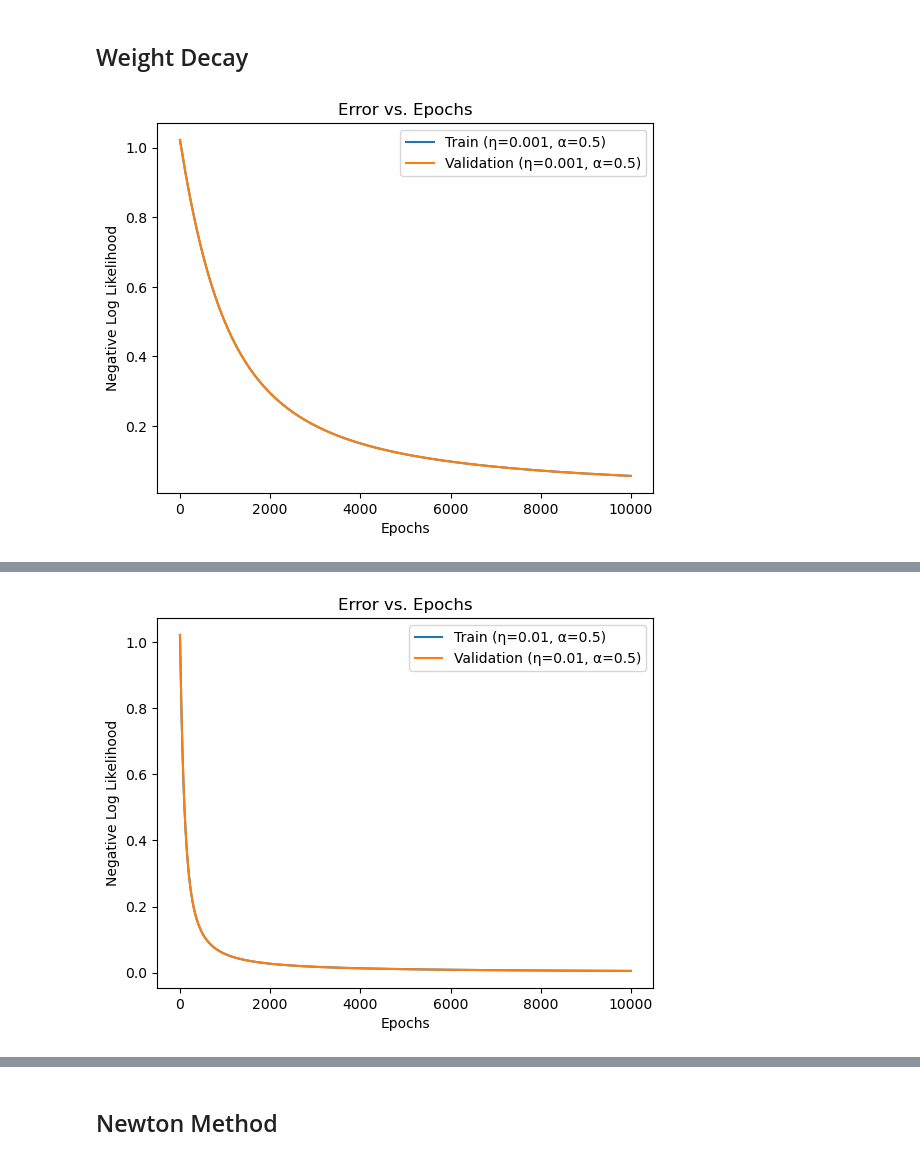
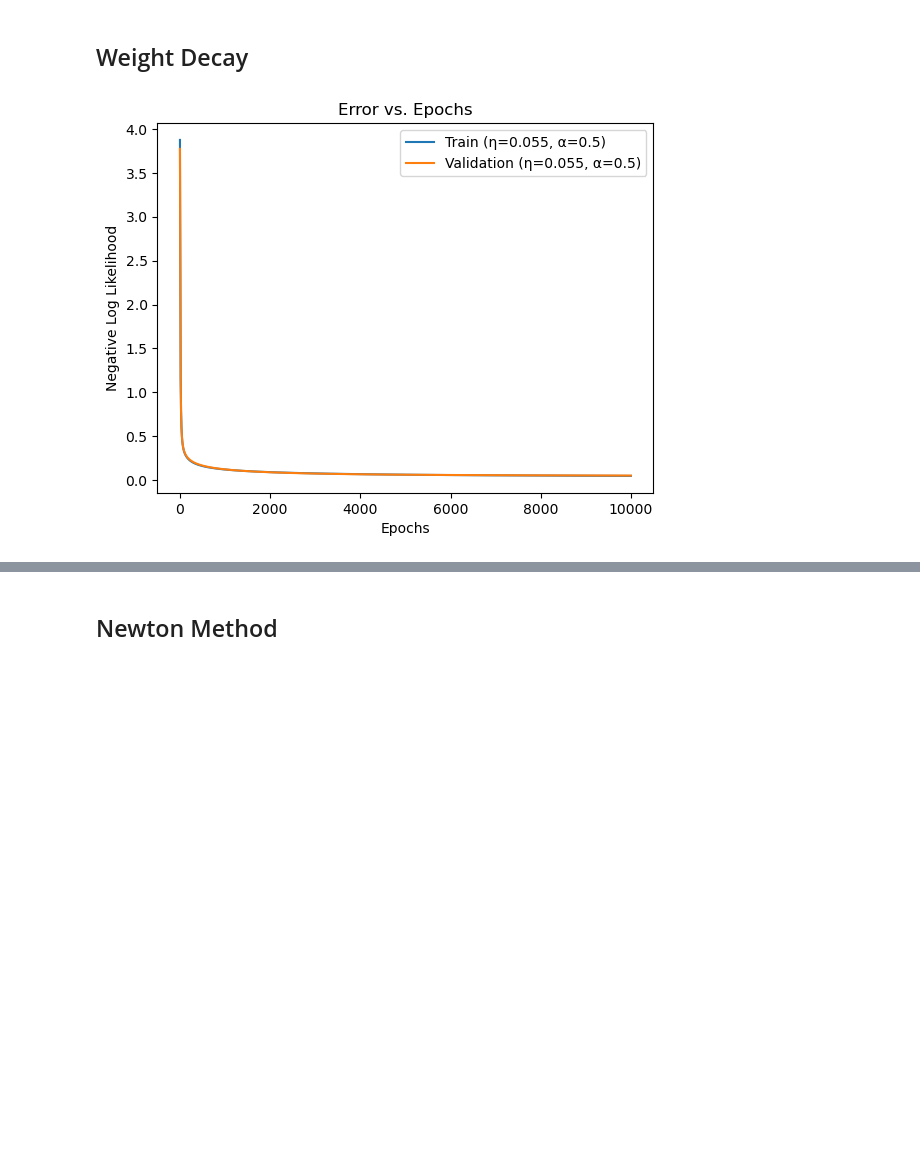
Before and after one commit to JvPost/CDSML, a Jupyter notebook: assignment4.ipynb, the cells around one changed output, grey strips where cells are left out. Drawn from its saved outputs; the diff is of its cells as text; code cells hidden in the pictures; blank space fills up the shorter version.

```diff
--- a/assignment4.ipynb
+++ b/assignment4.ipynb
@@ -231,7 +231,7 @@ for alpha in momentums:
     for eta in learning_rates:
         start_time = time.time()
 
-        w, train_errors, val_errors, best_train_error, best_val_error = train(train_images_bias, train_labels, w_init.copy(), eta, 10000, alpha, val_images_bias, val_labels)
+        w, train_errors, val_errors, best_train_error, best_val_error = train_momentum(train_images_bias, train_labels, w_init.copy(), eta, 10000, alpha, val_images_bias, val_labels)
 
         end_time = time.time()
         elapsed_time = end_time - start_time
@@ -315,15 +315,14 @@ Training time (η=0.1, α=0.9): 0.09304594993591309 seconds
 ## Weight Decay
 # %%
 # redefine gradient
-def gradient(x, y_pred, t, w, prev_delta_w, lambda_value, alpha):
+def gradient_weight_decay(x, y_pred, t, w, prev_delta_w, alpha, lmbda):
     nll_gradient = np.dot(x.T, (y_pred - t)) / len(x)
-    regularization_gradient = lambda_value * w / x.shape[1]
-    total_gradient = nll_gradient + regularization_gradient
-    delta_w = -total_gradient + alpha * prev_delta_w # applying momentum
-
+    regularization_term = lmbda* w / x.shape[1]
+    momentum_term = alpha * prev_delta_w
+    delta_w = -nll_gradient + regularization_term + momentum_term
     return delta_w
 # %%
-def train(x, t, w, learning_rate, epochs, lambda_value, alpha, x_val=None, t_val=None):
+def train_weight_decay(x, t, w, learning_rate, epochs, alpha, lmbda, x_val=None, t_val=None):
     train_errors = []
     val_errors = []
 
@@ -332,7 +331,7 @@ def train(x, t, w, learning_rate, epochs, lambda_value, alpha, x_val=None, t_val
 
     prev_delta_w = np.zeros_like(w)
 
-    for epoch in range(epochs):
+    for _ in range(epochs):
         y_pred = predict(x, w)
         current_train_error = NLL(y_pred, t)
         train_errors.append(current_train_error)
@@ -350,48 +349,51 @@ def train(x, t, w, learning_rate, epochs, lambda_value, alpha, x_val=None, t_val
 
             best_val_error = min(best_val_error, current_val_error)
 
-        delta_w = gradient(x, y_pred, t, w, prev_delta_w, lambda_value, alpha)
+        delta_w = gradient_weight_decay(x, y_pred, t, w, prev_delta_w, alpha, lmbda)
         w += learning_rate * delta_w
         prev_delta_w = delta_w
 
     return w, train_errors, val_errors, best_train_error, best_val_error
 # %%
 # training loop
-alpha = 0.5 # based on previous experiments
-lambda_value = 0.1
+alpha = 0.5
+lmbda = .1
 
-for eta in learning_rates:
-    start_time = time.time()
+# for eta in learning_rates:
 
-    w, train_errors, val_errors, best_train_error, best_val_error = train(train_images_bias, train_labels, w_init.copy(), eta, 10000, lambda_value, alpha, val_images_bias, val_labels)
+eta = 0.055
+start_time = time.time()
 
-    end_time = time.time()
-    elapsed_time = end_time - start_time
+w, train_errors, val_errors, best_train_error, best_val_error = train_weight_decay(train_images_bias, train_labels, w_init.copy(), eta,
+                                                                                    10000, alpha, lmbda, val_images_bias, val_labels)
 
-    plt.plot(train_errors, label=f'Train (η={eta}, α={alpha})')
-    plt.plot(val_errors, label=f'Validation (η={eta}, α={alpha})')
-    plt.xlabel('Epochs')
-    plt.ylabel('Negative Log Likelihood')
-    plt.legend()
-    plt.title('Error vs. Epochs')
-    plt.show()
+end_time = time.time()
+elapsed_time = end_time - start_time
 
-    y_train_pred = predict(train_images_bias, w)
-    train_misclass_rate = misclassification_rate(y_train_pred, train_labels)
+plt.plot(train_errors, label=f'Train (η={eta}, α={alpha})')
+plt.plot(val_errors, label=f'Validation (η={eta}, α={alpha})')
+plt.xlabel('Epochs')
+plt.ylabel('Negative Log Likelihood')
+plt.legend()
+plt.title('Error vs. Epochs')
+plt.show()
 
-    y_val_pred = predict(val_images_bias, w)
-    val_misclass_rate = misclassification_rate(y_val_pred, val_labels)
+y_train_pred = predict(train_images_bias, w)
+train_misclass_rate = misclassification_rate(y_train_pred, train_labels)
 
-    y_test_pred = predict(test_images_bias, w)
-    test_error = NLL(y_test_pred, test_labels)
-    test_misclass_rate = misclassification_rate(y_test_pred, test_labels)
+y_val_pred = predict(val_images_bias, w)
+val_misclass_rate = misclassification_rate(y_val_pred, val_labels)
 
-    print(f"Best training error with (η={eta}, α={alpha}): {best_train_error}")
-    print(f"Best validation error with (η={eta}, α={alpha}): {best_val_error}")
-    print(f"Test error with (η={eta}, α={alpha}): {test_error}")
-    print(f"Training misclassification rate: {train_misclass_rate}")
-    print(f"Validation misclassification rate: {val_misclass_rate}")
-    print(f"Test misclassification rate: {test_misclass_rate}")
-    print(f"Training time (η={eta}, α={alpha}): {elapsed_time} seconds")
+y_test_pred = predict(test_images_bias, w)
+test_error = NLL(y_test_pred, test_labels)
+test_misclass_rate = misclassification_rate(y_test_pred, test_labels)
+
+print(f"Best training error with (η={eta}, α={alpha}): {best_train_error}")
+print(f"Best validation error with (η={eta}, α={alpha}): {best_val_error}")
+print(f"Test error with (η={eta}, α={alpha}): {test_error}")
+print(f"Training misclassification rate: {train_misclass_rate}")
+print(f"Validation misclassification rate: {val_misclass_rate}")
+print(f"Test misclassification rate: {test_misclass_rate}")
+print(f"Training time (η={eta}, α={alpha}): {elapsed_time} seconds")
 # %% [output]
-[figure, old version]
+[figure, new version]
@@ -405 +406,0 @@ Training time (η=0.001, α=0.5): 92.77969193458557 seconds
-[figure, removed]
```
Also changed, not shown: parts of 19 cells of this notebook.
